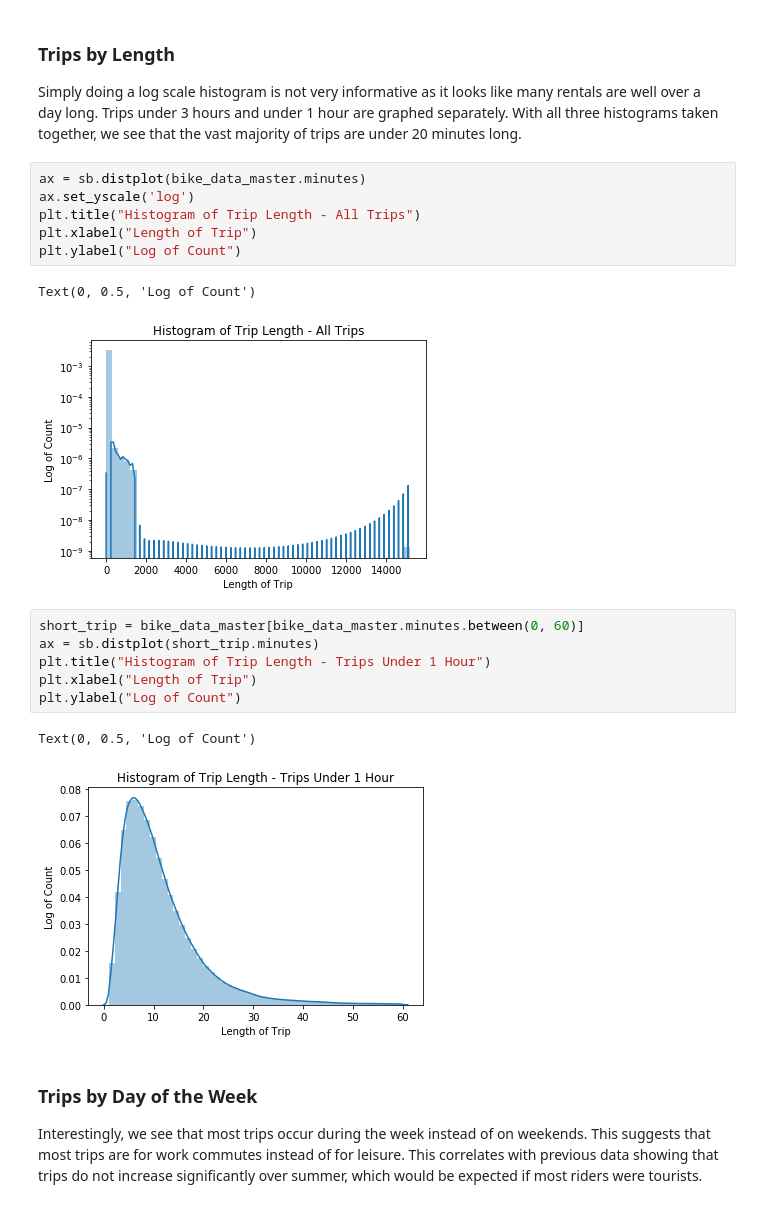
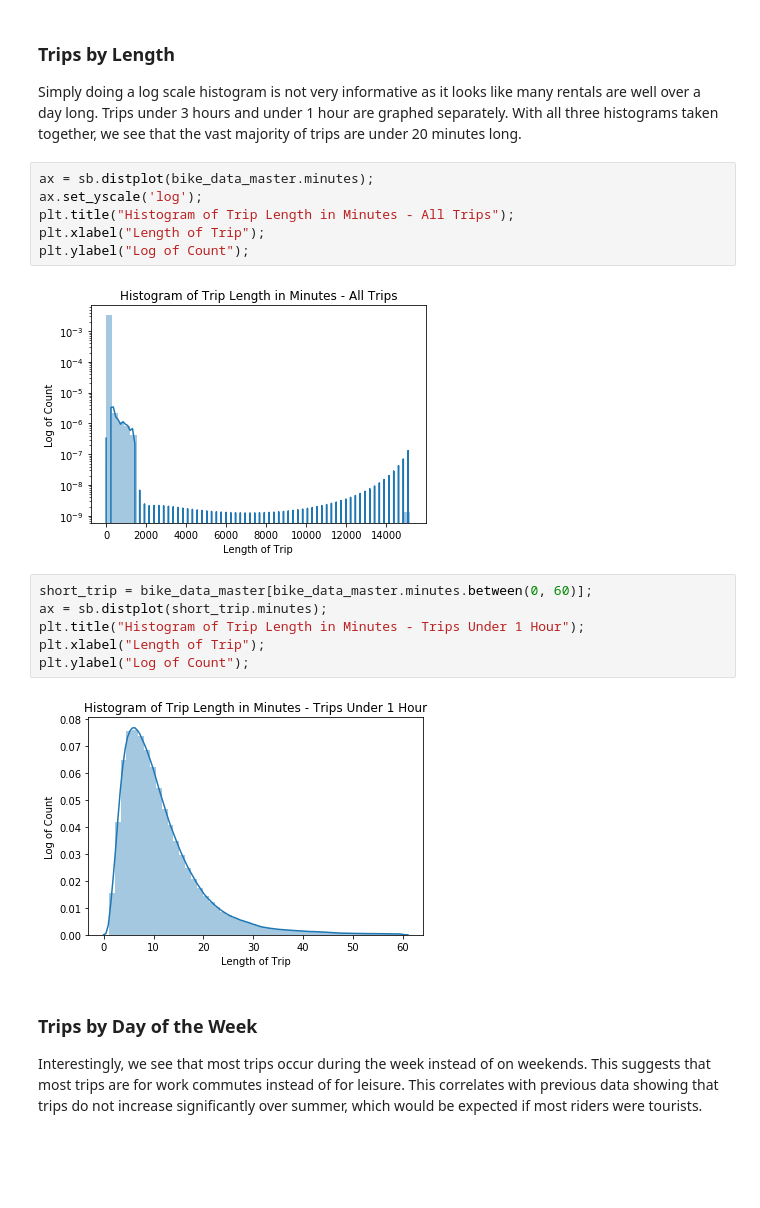
Before and after one commit to Deveorac/Bike_data_analysis, a Jupyter notebook: slide_deck.ipynb, the cells around one changed output. Saved outputs shown, nothing was run; the diff lists cells and outputs as text; blank space fills up the shorter version.

```diff
--- a/slide_deck.ipynb
+++ b/slide_deck.ipynb
@@ -110,23 +108,21 @@ plt.show()
 
 Simply doing a log scale histogram is not very informative as it looks like many rentals are well over a day long. Trips under 3 hours and under 1 hour are graphed separately. With all three histograms taken together, we see that the vast majority of trips are under 20 minutes long.
 # %%
-ax = sb.distplot(bike_data_master.minutes)
-ax.set_yscale('log')
-plt.title("Histogram of Trip Length - All Trips")
-plt.xlabel("Length of Trip")
-plt.ylabel("Log of Count")
+ax = sb.distplot(bike_data_master.minutes);
+ax.set_yscale('log');
+plt.title("Histogram of Trip Length in Minutes - All Trips");
+plt.xlabel("Length of Trip");
+plt.ylabel("Log of Count");
 # %% [output]
-Text(0, 0.5, 'Log of Count')
-[figure, old version]
+[figure, new version]
 # %%
-short_trip = bike_data_master[bike_data_master.minutes.between(0, 60)]
-ax = sb.distplot(short_trip.minutes)
-plt.title("Histogram of Trip Length - Trips Under 1 Hour")
-plt.xlabel("Length of Trip")
-plt.ylabel("Log of Count")
+short_trip = bike_data_master[bike_data_master.minutes.between(0, 60)];
+ax = sb.distplot(short_trip.minutes);
+plt.title("Histogram of Trip Length in Minutes - Trips Under 1 Hour");
+plt.xlabel("Length of Trip");
+plt.ylabel("Log of Count");
 # %% [output]
-Text(0, 0.5, 'Log of Count')
-[figure, old version]
+[figure, new version]
 # %% [markdown]
 ### Trips by Day of the Week
 
```
Also changed, not shown: parts of 13 cells of this notebook, 1 other file.
